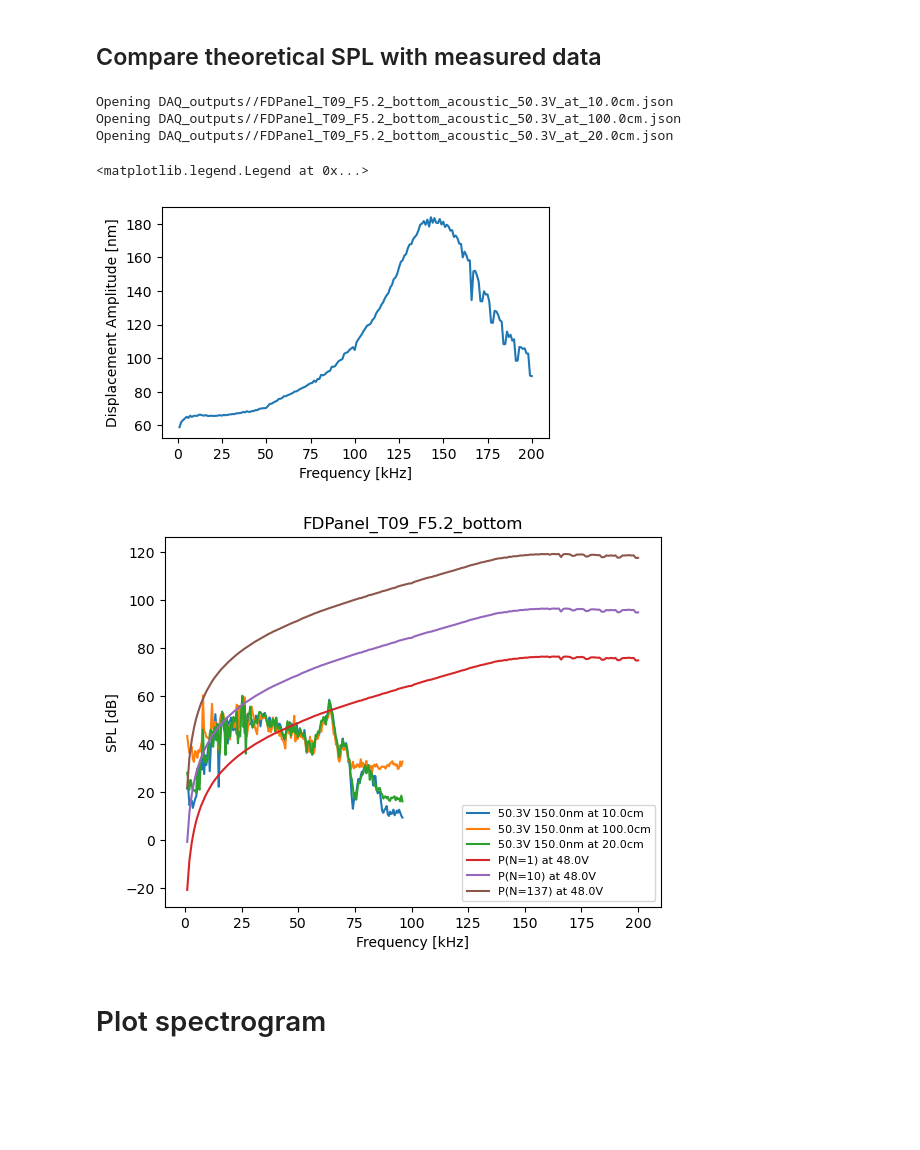
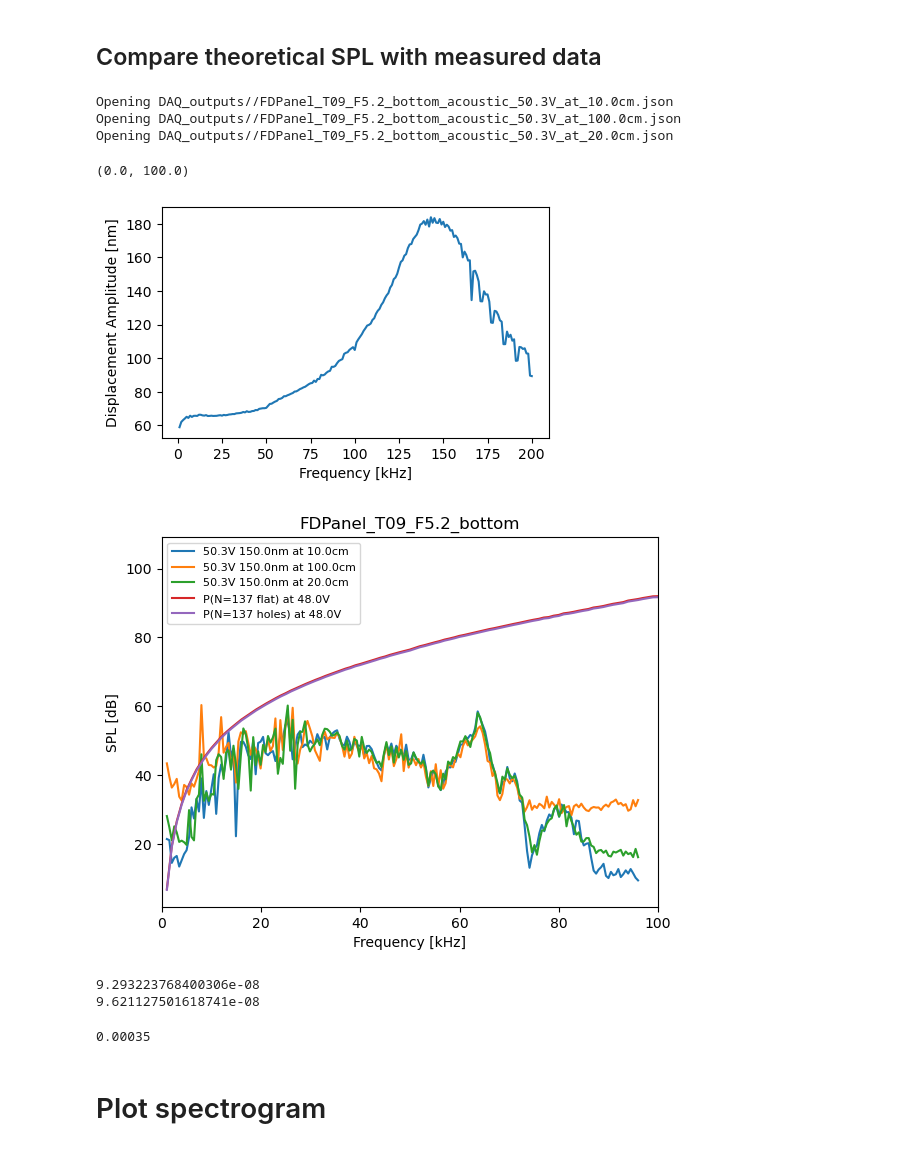
Before and after one commit to daguiam/polytec_nidaq_characterization_setup, a Jupyter notebook: Analyze_Acoustic_DAQ_data.ipynb, the cells around one changed output. Cells and saved outputs as stored; diff of their text form; code cells hidden in the pictures; blank space fills up the shorter version.

```diff
--- a/Analyze_Acoustic_DAQ_data.ipynb
+++ b/Analyze_Acoustic_DAQ_data.ipynb
@@ -357,7 +357,8 @@ rho_air=1.293
 a_radius = 350e-6 #um
 def Pax_single_membrane(frequency, displacement_amplitude, distance, a_radius=350e-6, area=9.62e-8, rho_air=1.293, ):
 
-    Pax = 1/2*rho_air*np.power(2*np.pi*frequency,2)*displacement_amplitude*np.power(a_radius,2)/distance
+    # Pax = 1/2*rho_air*np.power(2*np.pi*frequency,2)*displacement_amplitude*np.power(a_radius,2)/distance
+    Pax = np.sqrt(2)*np.pi*rho_air*np.power(frequency,2)*displacement_amplitude*np.pi*np.power(a_radius,2)/distance
     return Pax
 
 distance = nominal_distance
@@ -515,43 +516,72 @@ if 1:
 area=9.62e-8
 rho_air=1.293
 a_radius = 350e-6 #um
-def Pax_single_membrane(frequency, displacement_amplitude, distance, a_radius=350e-6, area=9.62e-8, rho_air=1.293, ):
+def Pax_single_membrane(frequency, displacement_amplitude, distance, a_radius=350e-6, area=9.62e-8, rho_air=1.293, N_holes=167):
 
-    Pax = 1/2*rho_air*np.power(2*np.pi*frequency,2)*displacement_amplitude*np.power(a_radius,2)/distance
+    # Pax = 1/2*rho_air*np.power(2*np.pi*frequency,2)*displacement_amplitude*np.power(a_radius,2)/distance
+    # N_holes = 167
+    area = np.pi* np.power(a_radius/2,2)-np.power(5e-6 / 2,2)*np.pi*N_holes
+    Pax = np.sqrt(2)*np.pi*rho_air*np.power(frequency,2)*displacement_amplitude*area/distance
     return Pax
 
+
 distance = nominal_distance
-Pax = Pax_single_membrane(displacement_frequencies, displacement_amplitude, distance=distance, a_radius=a_radius)
 
 
 N_membranes = 137
 N_membranes = 10
 
-for N_membranes in [1, 10, 137]:
+# for N_membranes in [1, 10, 137]:he
+for N_membranes in [137]:
 
 
     P_Ref = 20e-6 #20uPa
+
+    Pax = Pax_single_membrane(displacement_frequencies, displacement_amplitude, distance=distance, a_radius=a_radius, N_holes=0)
+
     SPL_Pax = 20*np.log10(Pax/P_Ref) + 20*np.log10(N_membranes)
 
     # label = "P_$axial$ at %0.0f mm"%(distance*1e3, )
-    label = "P(N=%d) at %0.1fV"%(N_membranes, displacement_voltage, )
+    label = "P(N=%d flat) at %0.1fV"%(N_membranes, displacement_voltage, )
 
+    # plt.plot(displacement_frequencies/1e3, Pax, label=label)
+    plt.plot(displacement_frequencies/1e3, SPL_Pax, label=label)
+
+    Pax = Pax_single_membrane(displacement_frequencies, displacement_amplitude, distance=distance, a_radius=a_radius, N_holes=167)
+    SPL_Pax = 20*np.log10(Pax/P_Ref) + 20*np.log10(N_membranes)
+    # label = "P_$axial$ at %0.0f mm"%(distance*1e3, )
+    label = "P(N=%d holes) at %0.1fV"%(N_membranes, displacement_voltage, )
     # plt.plot(displacement_frequencies/1e3, Pax, label=label)
     plt.plot(displacement_frequencies/1e3, SPL_Pax, label=label)
 
 
 
 
 plt.xlabel("Frequency [kHz]")
 plt.ylabel("SPL [dB]")
 plt.legend(fontsize=8)
+plt.xlim(0, 100)
 # %% [output]
 Opening DAQ_outputs//FDPanel_T09_F5.2_bottom_acoustic_50.3V_at_10.0cm.json
 Opening DAQ_outputs//FDPanel_T09_F5.2_bottom_acoustic_50.3V_at_100.0cm.json
 Opening DAQ_outputs//FDPanel_T09_F5.2_bottom_acoustic_50.3V_at_20.0cm.json
-<matplotlib.legend.Legend at 0x...>
+(0.0, 100.0)
 [figure]
-[figure, old version]
+[figure, new version]
+# %%
+
+
+N_holes = 167
+area = np.pi* np.power(a_radius/2,2)-np.power(5e-6 / 2,2)*np.pi*N_holes
+print(area)
+N_holes = 0
+area = np.pi* np.power(a_radius/2,2)-np.power(5e-6 / 2,2)*np.pi*N_holes
+print(area)
+a_radius
+# %% [output]
+9.293223768400306e-08
+9.621127501618741e-08
+0.00035
 # %% [markdown]
 # Plot spectrogram
 # %%
```
Also changed, not shown: parts of 1 cell of this notebook, 3 other files.
